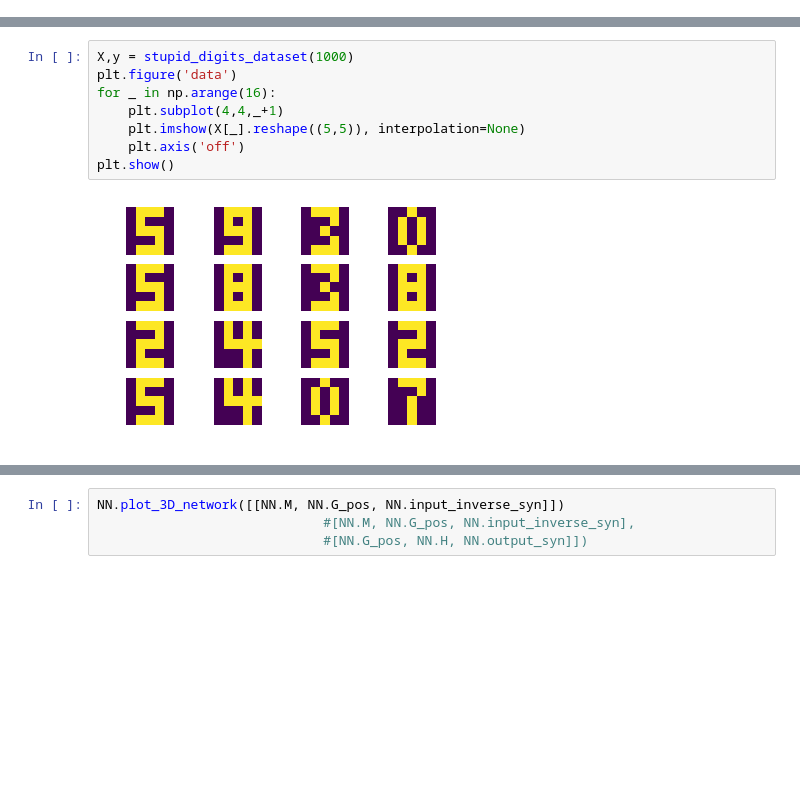
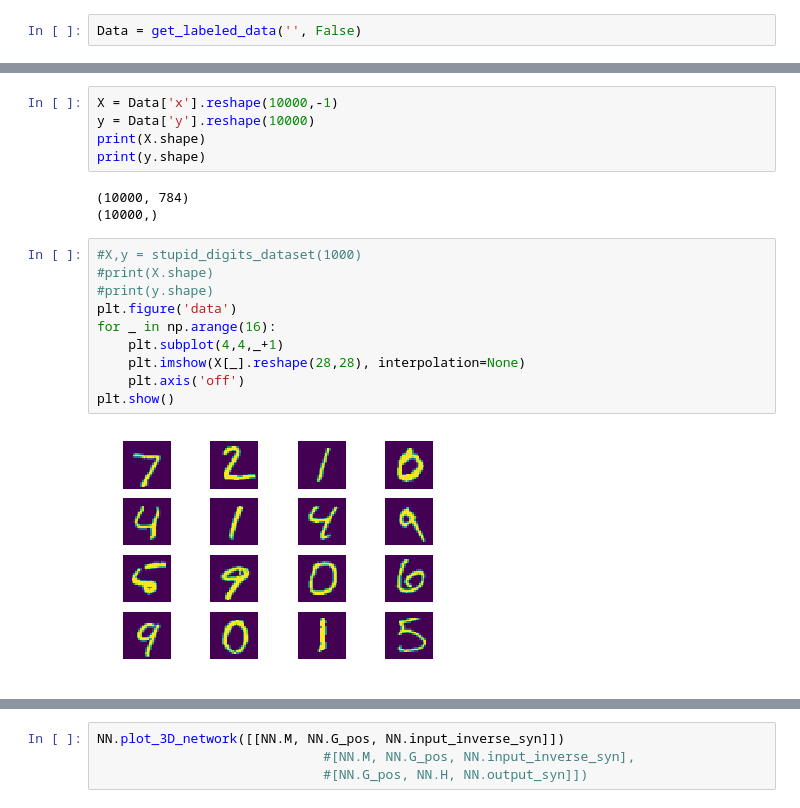
Before and after one commit to Dnekhaev/brian_projects, a Jupyter notebook: SpikingNN/DeepSpatialPerceptron.ipynb, the cells around one changed output, grey strips where cells are left out. Cells and saved outputs as stored; diff of their text form; blank space fills up the shorter version.

```diff
--- a/SpikingNN/DeepSpatialPerceptron.ipynb
+++ b/SpikingNN/DeepSpatialPerceptron.ipynb
@@ -8,0 +10,2 @@ from copy import copy
+# %%
+Data = get_labeled_data('', False)
@@ -9,10 +24,20 @@ from copy import copy
+# %%
+X = Data['x'].reshape(10000,-1)
+y = Data['y'].reshape(10000)
+print(X.shape)
+print(y.shape)
+# %% [output]
+(10000, 784)
+(10000,)
 # %%
-X,y = stupid_digits_dataset(1000)
+#X,y = stupid_digits_dataset(1000)
+#print(X.shape)
+#print(y.shape)
 plt.figure('data')
 for _ in np.arange(16):
     plt.subplot(4,4,_+1)
-    plt.imshow(X[_].reshape((5,5)), interpolation=None)
+    plt.imshow(X[_].reshape(28,28), interpolation=None)
     plt.axis('off')
 plt.show()
 # %% [output]
-[figure, old version]
+[figure, new version]
```
Also changed, not shown: parts of 15 cells of this notebook, 1 other file.
